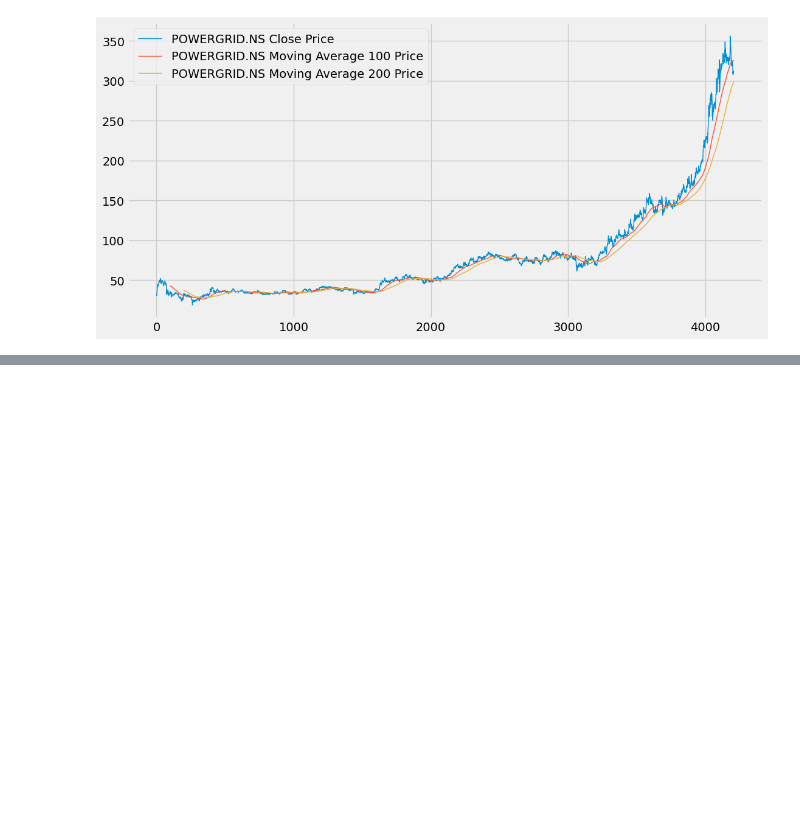
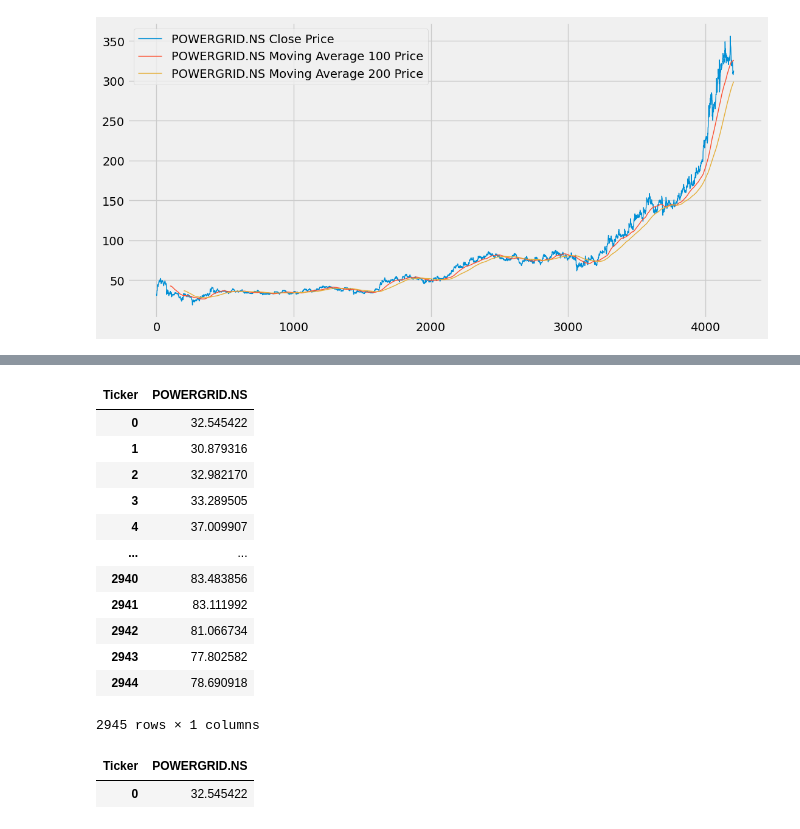
Before and after one commit to junaidalam2/data_analysis_stock_price, a Jupyter notebook: notebooks/stock_price_prediction.ipynb, the cells around one changed output, grey strips where cells are left out. Drawn from its saved outputs; the diff is of its cells as text; code cells hidden in the pictures; blank space fills up the shorter version.

```diff
--- a/notebooks/stock_price_prediction.ipynb
+++ b/notebooks/stock_price_prediction.ipynb
@@ -217,0 +220,24 @@ plt.show()
+# %%
+data_training = pd.DataFrame(df['Close'][0:int(len(df)*0.70)])
+data_testing = pd.DataFrame(df['Close'][0:int(len(df)*0.70): int(len(df))])
+# %%
+data_training
+# %% [output]
+| Ticker | POWERGRID.NS |
+| 0 | 32.545422 |
+| 1 | 30.879316 |
+| 2 | 32.982170 |
+| 3 | 33.289505 |
+| 4 | 37.009907 |
+| ... | ... |
+| 2940 | 83.483856 |
+| 2941 | 83.111992 |
+| 2942 | 81.066734 |
+| 2943 | 77.802582 |
+| 2944 | 78.690918 |
+2945 rows × 1 columns
+# %%
+data_testing
+# %% [output]
+| Ticker | POWERGRID.NS |
+| 0 | 32.545422 |
```
Also changed, not shown: parts of 10 cells of this notebook, 1 other file.
